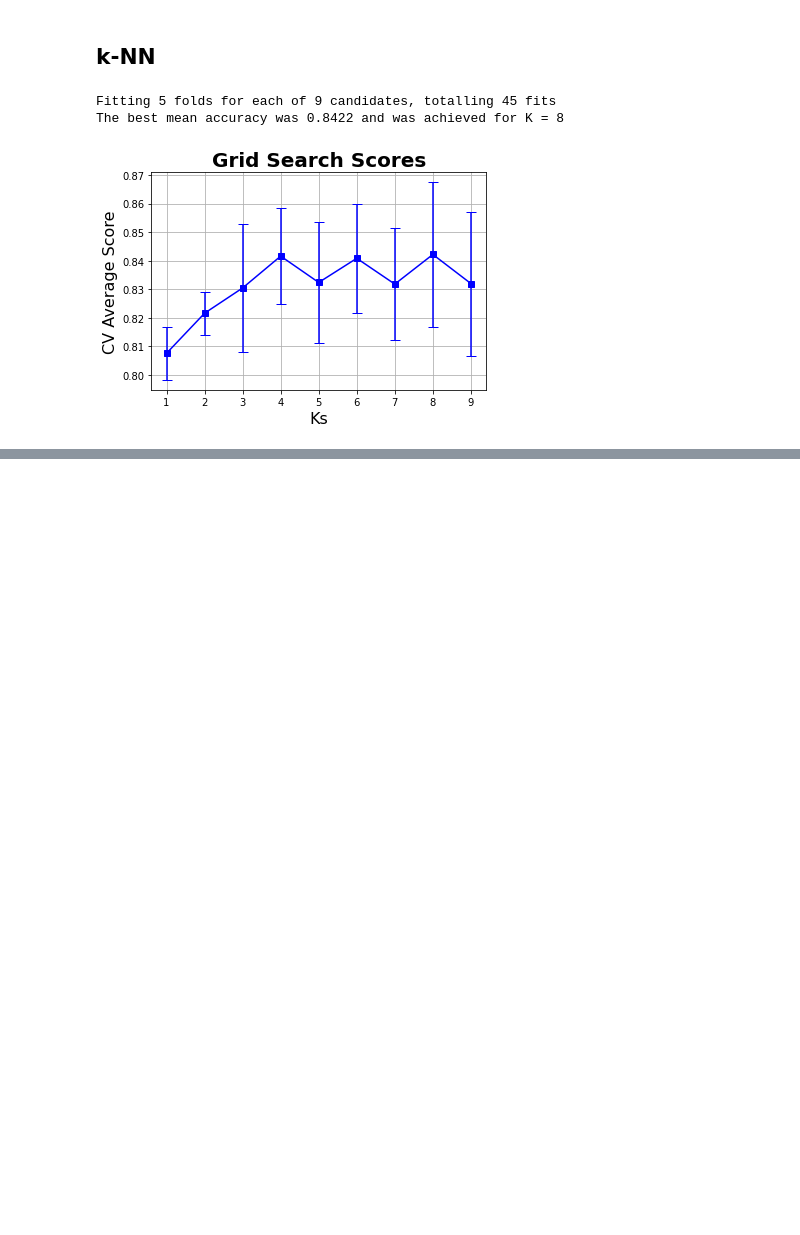
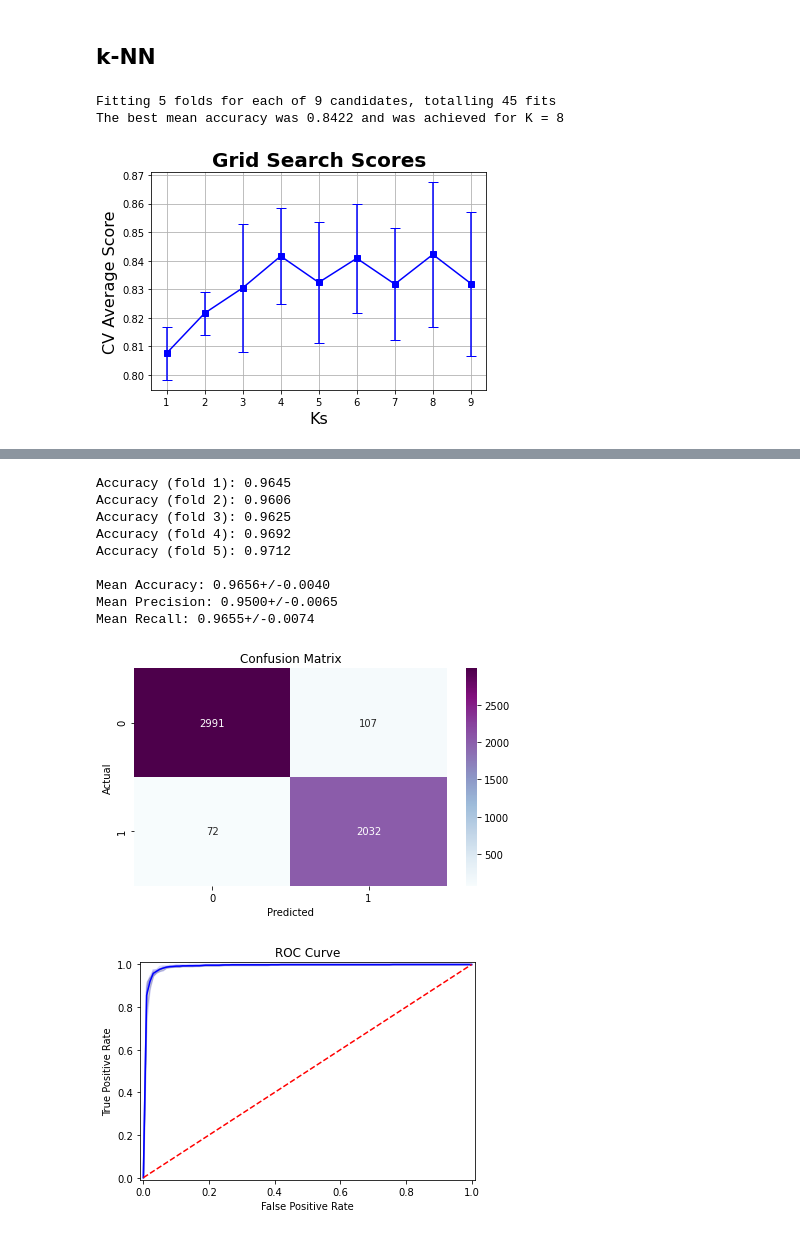
Before and after one commit to vcaitite/machine-learning-exercises, a Jupyter notebook: TP1/Trabalho Prático 1 - Classificação de Exoplanetas.ipynb, the cells around one changed output, grey strips where cells are left out. Saved outputs shown, nothing was run; the diff lists cells and outputs as text; code cells hidden in the pictures; blank space fills up the shorter version.

```diff
--- a/TP1/Trabalho Prático 1 - Classificação de Exoplanetas.ipynb
+++ b/TP1/Trabalho Prático 1 - Classificação de Exoplanetas.ipynb
@@ -432,0 +453,16 @@ KNeighborsClassifier(n_neighbors=8)
+# %%
+model = RandomForestClassifier
+params = {'n_estimators' : n_estimators, "max_depth" : max_depth}
+clf, mean_accuracy_rd, mean_precision_rd, mean_recall_rd = apply_cross_validation(model, params)
+# %% [output]
+Accuracy (fold 1): 0.9645
+Accuracy (fold 2): 0.9606
+Accuracy (fold 3): 0.9625
+Accuracy (fold 4): 0.9692
+Accuracy (fold 5): 0.9712
+
+Mean Accuracy: 0.9656+/-0.0040
+Mean Precision: 0.9500+/-0.0065
+Mean Recall: 0.9655+/-0.0074
+[figure, added]
+[figure, added]
```
Also changed, not shown: parts of 16 cells of this notebook, 1 other file.
